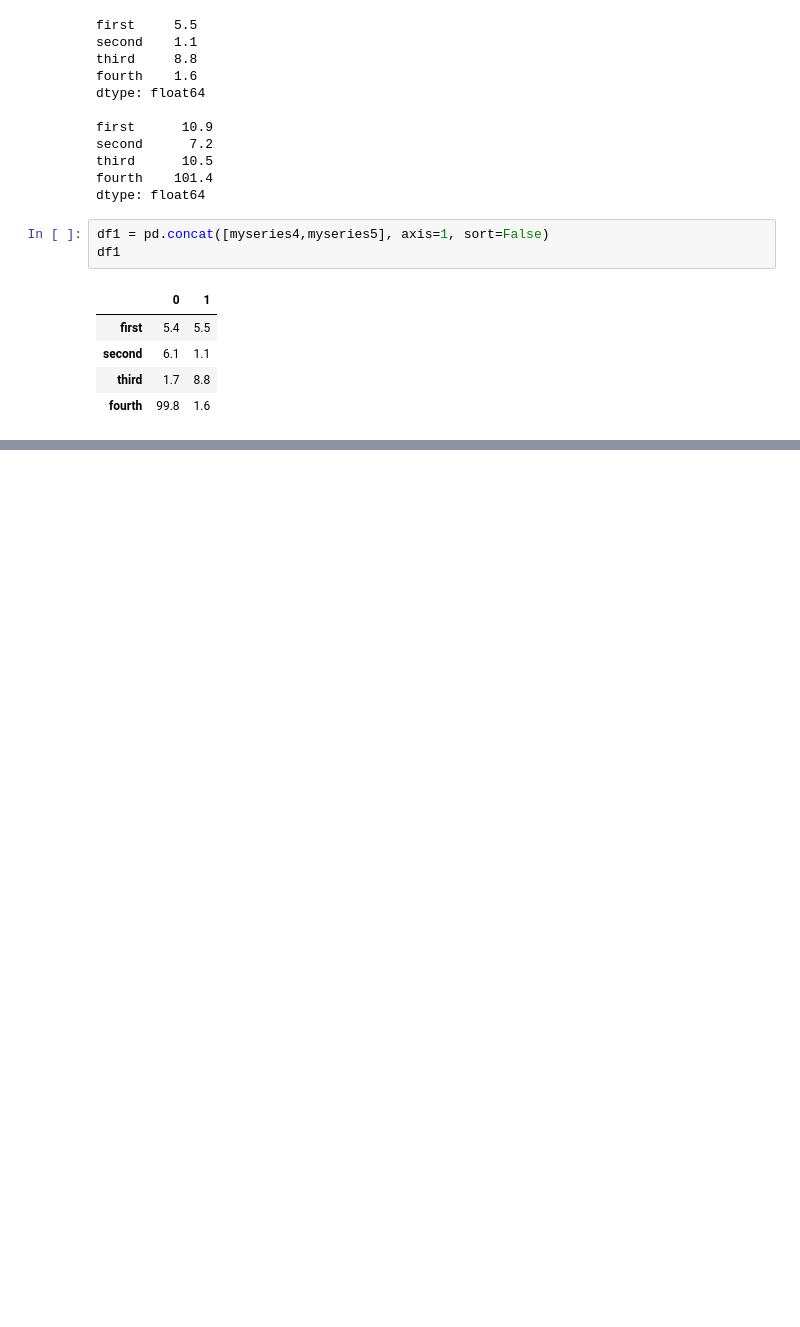
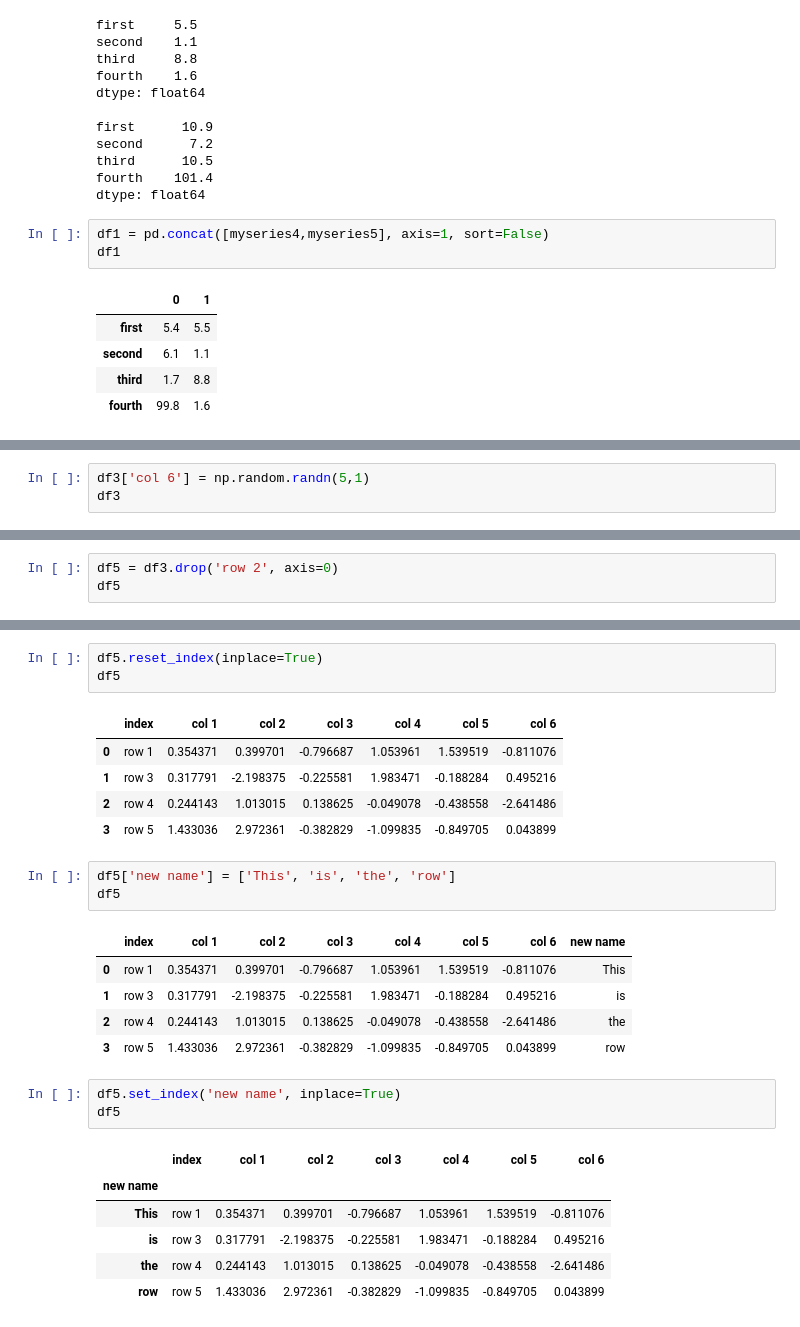
Before and after one commit to pcopley/uta-aiml, a Jupyter notebook: 01 Fundamentals of AIML/Pandas Introduction.ipynb, the cells around one changed output, grey strips where cells are left out. Drawn from its saved outputs; the diff is of its cells as text; blank space fills up the shorter version.

```diff
--- a/01 Fundamentals of AIML/Pandas Introduction.ipynb
+++ b/01 Fundamentals of AIML/Pandas Introduction.ipynb
@@ -113,0 +156,3 @@ Name: second, dtype: float64
+# %%
+df3['col 6'] = np.random.randn(5,1)
+df3
@@ -113,0 +194,3 @@ Name: second, dtype: float64
+# %%
+df5 = df3.drop('row 2', axis=0)
+df5
@@ -113,0 +219,28 @@ Name: second, dtype: float64
+# %%
+df5.reset_index(inplace=True)
+df5
+# %% [output]
+|  | index | col 1 | col 2 | col 3 | col 4 | col 5 | col 6 |
+| 0 | row 1 | 0.354371 | 0.399701 | -0.796687 | 1.053961 | 1.539519 | -0.811076 |
+| 1 | row 3 | 0.317791 | -2.198375 | -0.225581 | 1.983471 | -0.188284 | 0.495216 |
+| 2 | row 4 | 0.244143 | 1.013015 | 0.138625 | -0.049078 | -0.438558 | -2.641486 |
+| 3 | row 5 | 1.433036 | 2.972361 | -0.382829 | -1.099835 | -0.849705 | 0.043899 |
+# %%
+df5['new name'] = ['This', 'is', 'the', 'row']
+df5
+# %% [output]
+|  | index | col 1 | col 2 | col 3 | col 4 | col 5 | col 6 | new name |
+| 0 | row 1 | 0.354371 | 0.399701 | -0.796687 | 1.053961 | 1.539519 | -0.811076 | This |
+| 1 | row 3 | 0.317791 | -2.198375 | -0.225581 | 1.983471 | -0.188284 | 0.495216 | is |
+| 2 | row 4 | 0.244143 | 1.013015 | 0.138625 | -0.049078 | -0.438558 | -2.641486 | the |
+| 3 | row 5 | 1.433036 | 2.972361 | -0.382829 | -1.099835 | -0.849705 | 0.043899 | row |
+# %%
+df5.set_index('new name', inplace=True)
+df5
+# %% [output]
+|  | index | col 1 | col 2 | col 3 | col 4 | col 5 | col 6 |
+| new name |  |  |  |  |  |  |  |
+| This | row 1 | 0.354371 | 0.399701 | -0.796687 | 1.053961 | 1.539519 | -0.811076 |
+| is | row 3 | 0.317791 | -2.198375 | -0.225581 | 1.983471 | -0.188284 | 0.495216 |
+| the | row 4 | 0.244143 | 1.013015 | 0.138625 | -0.049078 | -0.438558 | -2.641486 |
+| row | row 5 | 1.433036 | 2.972361 | -0.382829 | -1.099835 | -0.849705 | 0.043899 |
```
Also changed, not shown: parts of 17 cells of this notebook, 3 other files.
